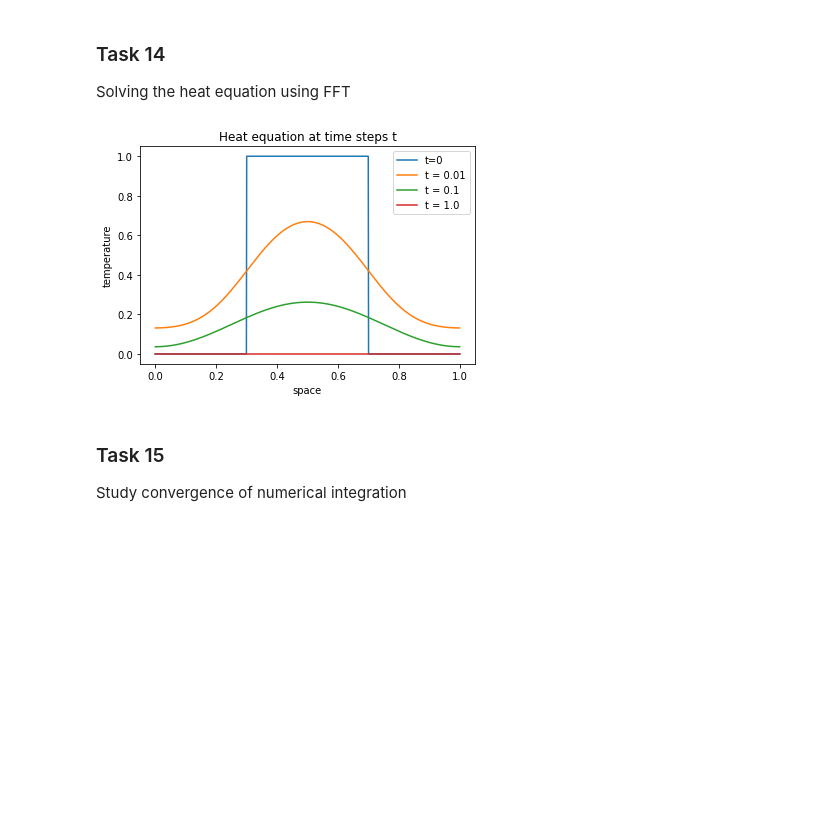
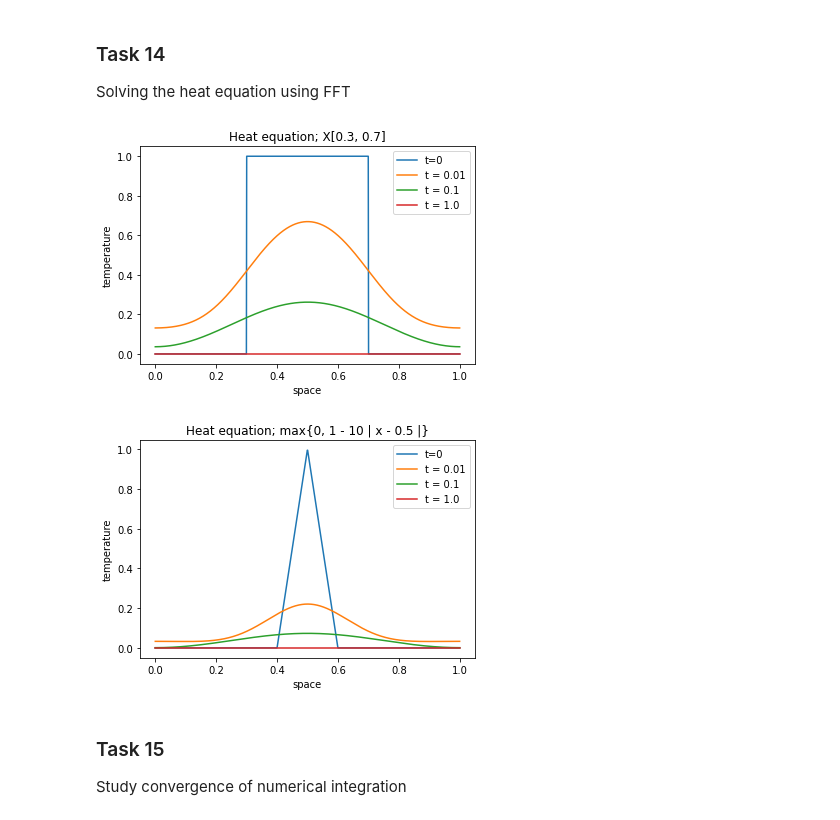
Before and after one commit to jakobtroidl/cn_exercise, a Jupyter notebook: Troidl_Ex4.ipynb, the cells around one changed output. Saved outputs shown, nothing was run; the diff lists cells and outputs as text; code cells hidden in the pictures; blank space fills up the shorter version.

```diff
--- a/Troidl_Ex4.ipynb
+++ b/Troidl_Ex4.ipynb
@@ -80,26 +80,31 @@ def u0_2(x):
 # %%
-n = 1000
-x = np.linspace(0, 1, n)
-u0 = u0_2(x) # start values for t=0
-plt.plot(x, u0, label="t=0")
+def plot_heat_func(u, name):
+    n = 1000
+    x = np.linspace(0, 1, n)
+    u0 = u(x) # start values for t=0
+    plt.plot(x, u0, label="t=0")
 
-u0_hat = fft(u0)
-for t in [0.01, 0.1, 1.0]:
-    ut_hat = np.zeros(n)
-    for j in range(0, n):
-        jt = (j - 0.5)
-        ib = (2 * np.pi * jt) / 1
-        ut_hat[j] = np.exp(- ib ** 2 * t) * u0_hat[j]
-    ut = ifft(ut_hat)
-    plt.plot(x, ut, label="t = " + str(t))
+    u0_hat = fft(u0)
+    for t in [0.01, 0.1, 1.0]:
+        ut_hat = np.zeros(n)
+        for j in range(0, n):
+            jt = (j - 0.5)
+            ib = (2 * np.pi * jt) / 1
+            ut_hat[j] = np.exp(- ib ** 2 * t) * u0_hat[j]
+        ut = ifft(ut_hat)
+        plt.plot(x, ut, label="t = " + str(t))
 
-plt.title("Heat equation at time steps t")
-plt.xlabel("space")
-plt.ylabel("temperature")
-plt.legend()
-plt.show()
+    plt.title("Heat equation; " + name)
+    plt.xlabel("space")
+    plt.ylabel("temperature")
+    plt.legend()
+    plt.show()
-# %% [output]
-[figure, removed]
+# %%
+plot_heat_func(u0_1, "X[0.3, 0.7]")
+plot_heat_func(u0_2, "max{0, 1 - 10 | x - 0.5 |}")
+# %% [output]
+[figure, added]
+[figure, added]
 # %% [markdown]
 ### Task 15
 Study convergence of numerical integration
```
Also changed, not shown: parts of 1 cell of this notebook.
